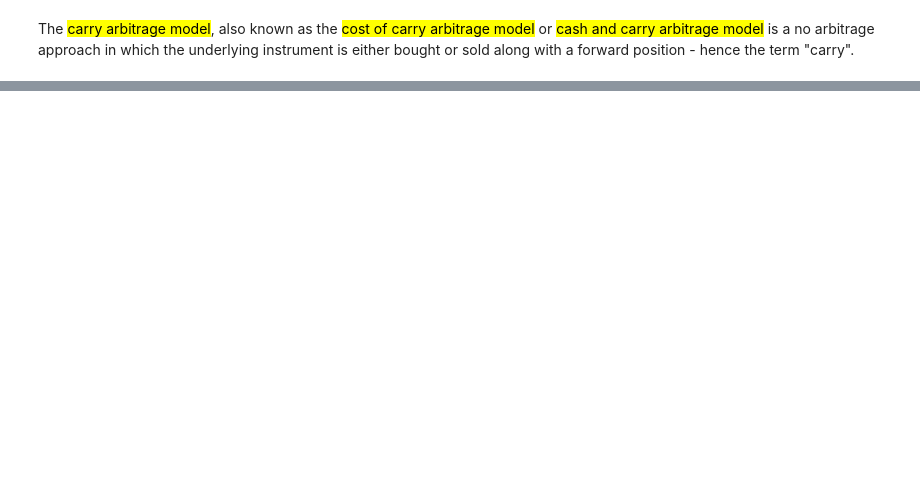
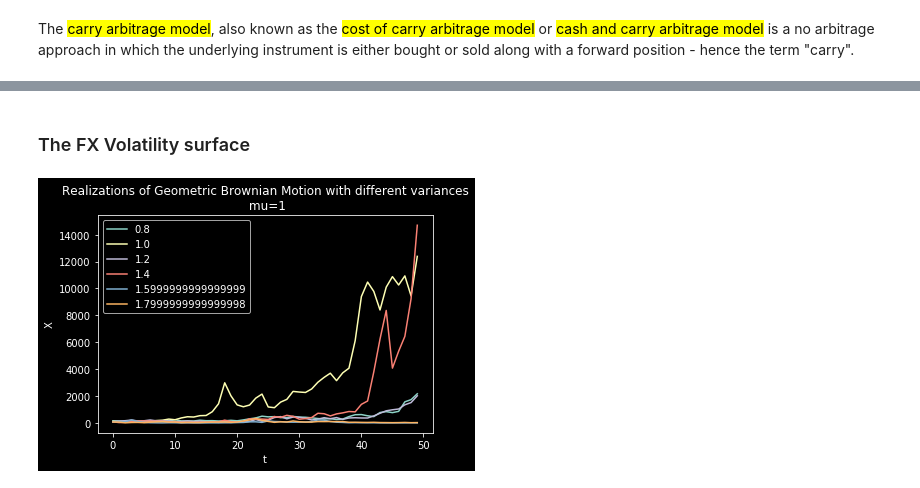
Before and after one commit to Kollanda/Python, a Jupyter notebook: BSM Model.ipynb, the cells around one changed output, grey strips where cells are left out. Cells and saved outputs as stored; diff of their text form; code cells hidden in the pictures; blank space fills up the shorter version.

```diff
--- a/BSM Model.ipynb
+++ b/BSM Model.ipynb
@@ -103,0 +391,28 @@ With the first two trades, neither arbitrage rule is satisfied. The future cashf
+# %% [markdown]
+### The FX Volatility surface
+# %%
+#python code for the plot
+
+
+
+mu=1
+n=50
+dt=0.1
+x0=100
+x=pd.DataFrame()
+np.random.seed(1)
+
+for sigma in np.arange(0.8,2,0.2):
+    step=np.exp((mu-sigma**2/2)*dt)*np.exp(sigma*np.random.normal(0,np.sqrt(dt),(1,n)))
+    temp=pd.DataFrame(x0*step.cumprod())
+    x=pd.concat([x,temp],axis=1)
+
+x.columns=np.arange(0.8,2,0.2)
+plt.plot(x)
+plt.legend(x.columns)
+plt.xlabel('t')
+plt.ylabel('X')
+plt.title('Realizations of Geometric Brownian Motion with different variances\n mu=1')
+plt.show()
+# %% [output]
+[figure, added]
```
Also changed, not shown: parts of 21 cells of this notebook.
